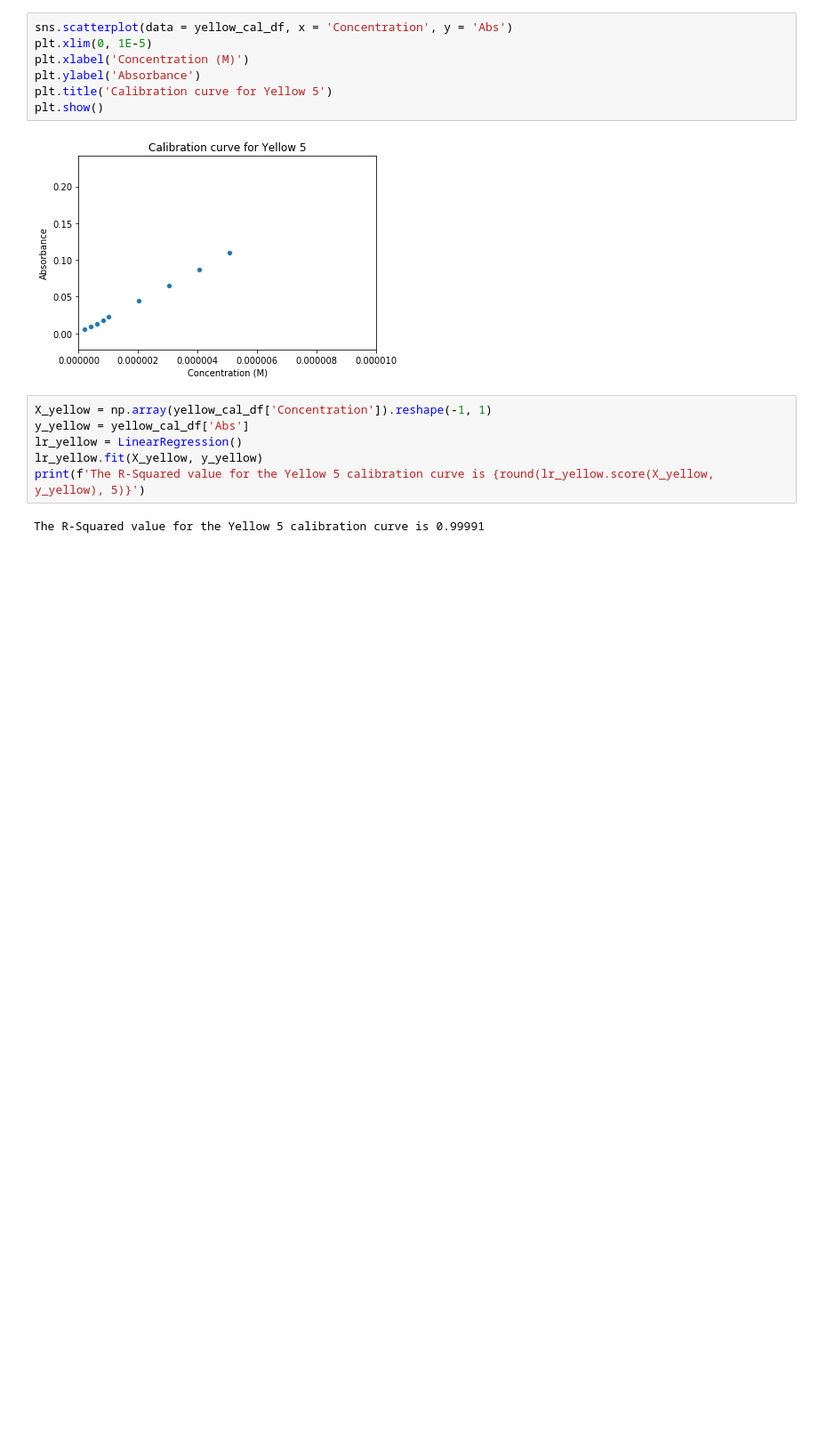
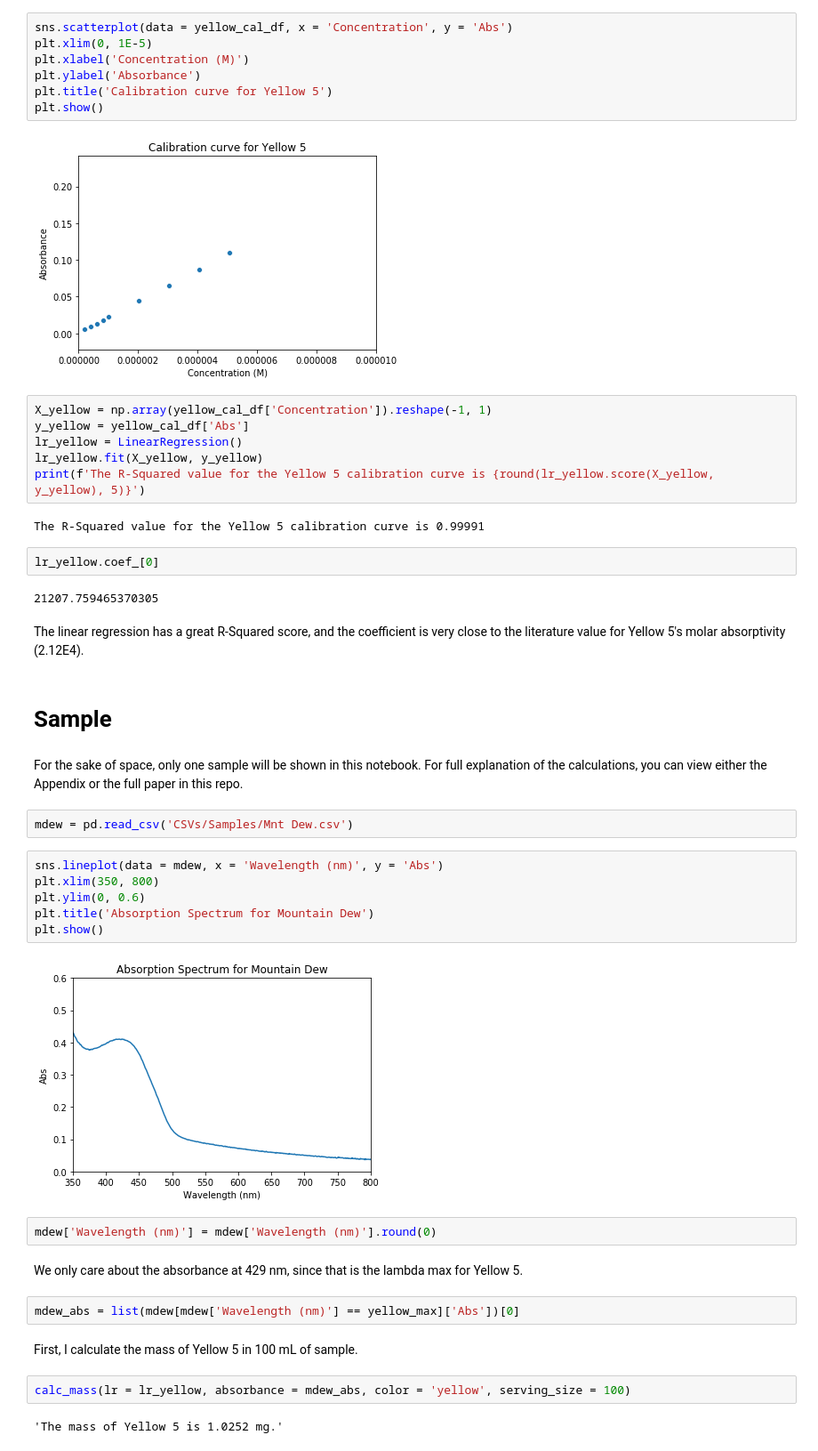
Before and after one commit to rhkhoo/Dye_Content, a Jupyter notebook: FD&C Dye Content.ipynb, the cells around one changed output. Shown at 89% size. Drawn from its saved outputs; the diff is of its cells as text; blank space fills up the shorter version.

Commit message:
Updated notebook with sample

```diff
--- a/FD&C Dye Content.ipynb
+++ b/FD&C Dye Content.ipynb
@@ -128,3 +144,35 @@ lr_yellow.fit(X_yellow, y_yellow)
 print(f'The R-Squared value for the Yellow 5 calibration curve is {round(lr_yellow.score(X_yellow, y_yellow), 5)}')
 # %% [output]
 The R-Squared value for the Yellow 5 calibration curve is 0.99991
+# %%
+lr_yellow.coef_[0]
+# %% [output]
+21207.759465370305
+# %% [markdown]
+The linear regression has a great R-Squared score, and the coefficient is very close to the literature value for Yellow 5's molar absorptivity (2.12E4).
+# %% [markdown]
+# Sample
+# %% [markdown]
+For the sake of space, only one sample will be shown in this notebook. For full explanation of the calculations, you can view either the Appendix or the full paper in this repo.
+# %%
+mdew = pd.read_csv('CSVs/Samples/Mnt Dew.csv')
+# %%
+sns.lineplot(data = mdew, x = 'Wavelength (nm)', y = 'Abs')
+plt.xlim(350, 800)
+plt.ylim(0, 0.6)
+plt.title('Absorption Spectrum for Mountain Dew')
+plt.show()
+# %% [output]
+[figure, added]
+# %%
+mdew['Wavelength (nm)'] = mdew['Wavelength (nm)'].round(0)
+# %% [markdown]
+We only care about the absorbance at 429 nm, since that is the lambda max for Yellow 5.
+# %%
+mdew_abs = list(mdew[mdew['Wavelength (nm)'] == yellow_max]['Abs'])[0]
+# %% [markdown]
+First, I calculate the mass of Yellow 5 in 100 mL of sample.
+# %%
+calc_mass(lr = lr_yellow, absorbance = mdew_abs, color = 'yellow', serving_size = 100)
+# %% [output]
+'The mass of Yellow 5 is 1.0252 mg.'
```
Also changed, not shown: parts of 11 cells of this notebook, 5 other files.
